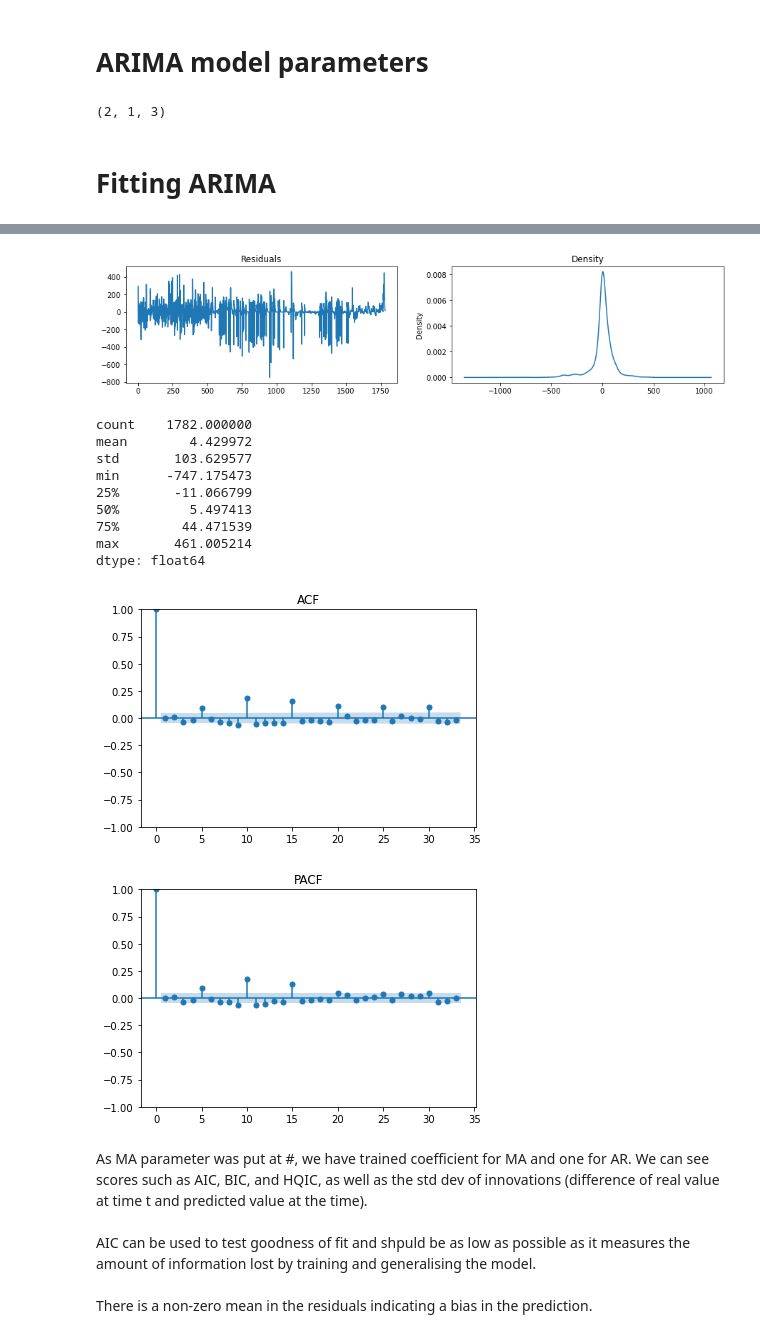
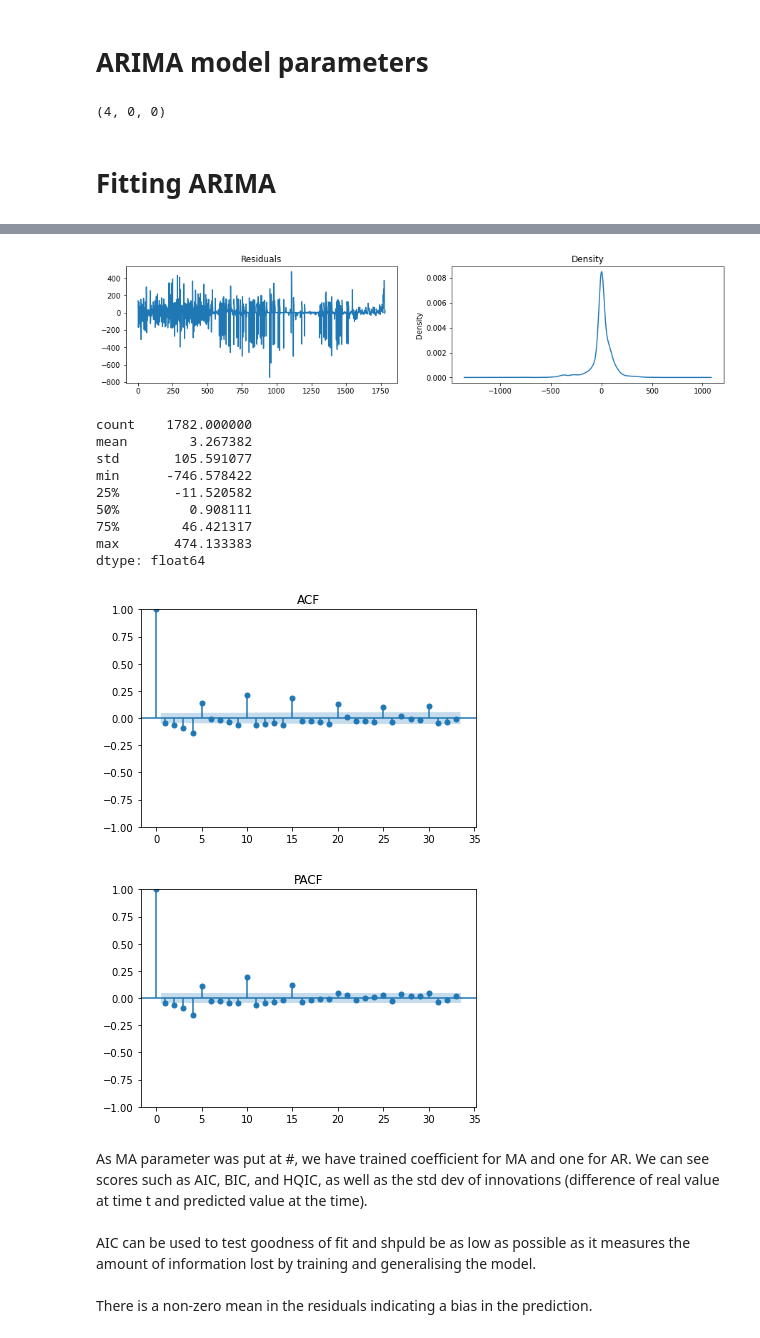
Before and after one commit to czarhirah/Econometrics, a Jupyter notebook: Zah/ARIMA v2.ipynb, the cells around one changed output, grey strips where cells are left out. Saved outputs shown, nothing was run; the diff lists cells and outputs as text; code cells hidden in the pictures.

Commit message:
arima v2 updat

```diff
--- a/Zah/ARIMA v2.ipynb
+++ b/Zah/ARIMA v2.ipynb
@@ -143,19 +138,26 @@ plt.show()
 # %% [markdown]
 # ARIMA model parameters
 # %%
+# Seperate into train and test data
+df = df.reset_index()
+msk = (df.index < len(df)-365)
+df_train = df['Adj Close'][msk].copy()
+df_train_diff = df['diff1'][msk].copy()
+df_test = df['Adj Close'][~msk].copy()
+
 # Finding ARIMA parameters automatically
-model = auto_arima(df_train['Adj Close'], seasonal=False, stepwise= False, d= None, suppress_warnings=True)
+model = auto_arima(df_train_diff.dropna(), seasonal=False, stepwise= False, d= None, suppress_warnings=True)
 print(model.order)
 # %% [output]
-(2, 1, 3)
+(4, 0, 0)
 # %% [markdown]
 # Fitting ARIMA
 # %%
-p = 2
-d = 1
-q = 3
+p = 4
+d = 0
+q = 0
 
-arima_model = ARIMA(df_train['Adj Close'], order=(p,d,q)) # define model
+arima_model = ARIMA(df_train, order=(p,d,q)) # define model
 model= arima_model.fit() # train model
 print(model.summary())
 
@@ -184,25 +186,25 @@ Sample:                             0   HQIC                         21621.376
                                - 1783
 Covariance Type:                  opg
 ==============================================================================
                  coef    std err          z      P>|z|      [0.025      0.975]
 ------------------------------------------------------------------------------
 ... (11 lines left out)
 ===================================================================================
 
 Warnings:
 [1] Covariance matrix calculated using the outer product of gradients (complex-step).
-[figure, old version]
+[figure, new version]
 count    1782.000000
-mean        4.429972
-std       103.629577
-min      -747.175473
-25%       -11.066799
-50%         5.497413
-75%        44.471539
-max       461.005214
+mean        3.267382
+std       105.591077
+min      -746.578422
+25%       -11.520582
+50%         0.908111
+75%        46.421317
+max       474.133383
 dtype: float64
-[figure, old version]
+[figure, new version]
-[figure, old version]
+[figure, new version]
 # %% [markdown]
 As MA parameter was put at #, we have  trained coefficient for MA and one for AR. We can see scores such as AIC, BIC, and HQIC, as well as the std dev of innovations (difference of real value at time t and predicted value at the time). <br> <br> AIC can be used to test goodness of fit and shpuld be as low as possible as it measures the amount of information lost by training and generalising the model. <br> <br> There is a non-zero mean in the residuals indicating a bias in the prediction.
 # %% [markdown]
```
Also changed, not shown: parts of 5 cells of this notebook, 1 other file.
